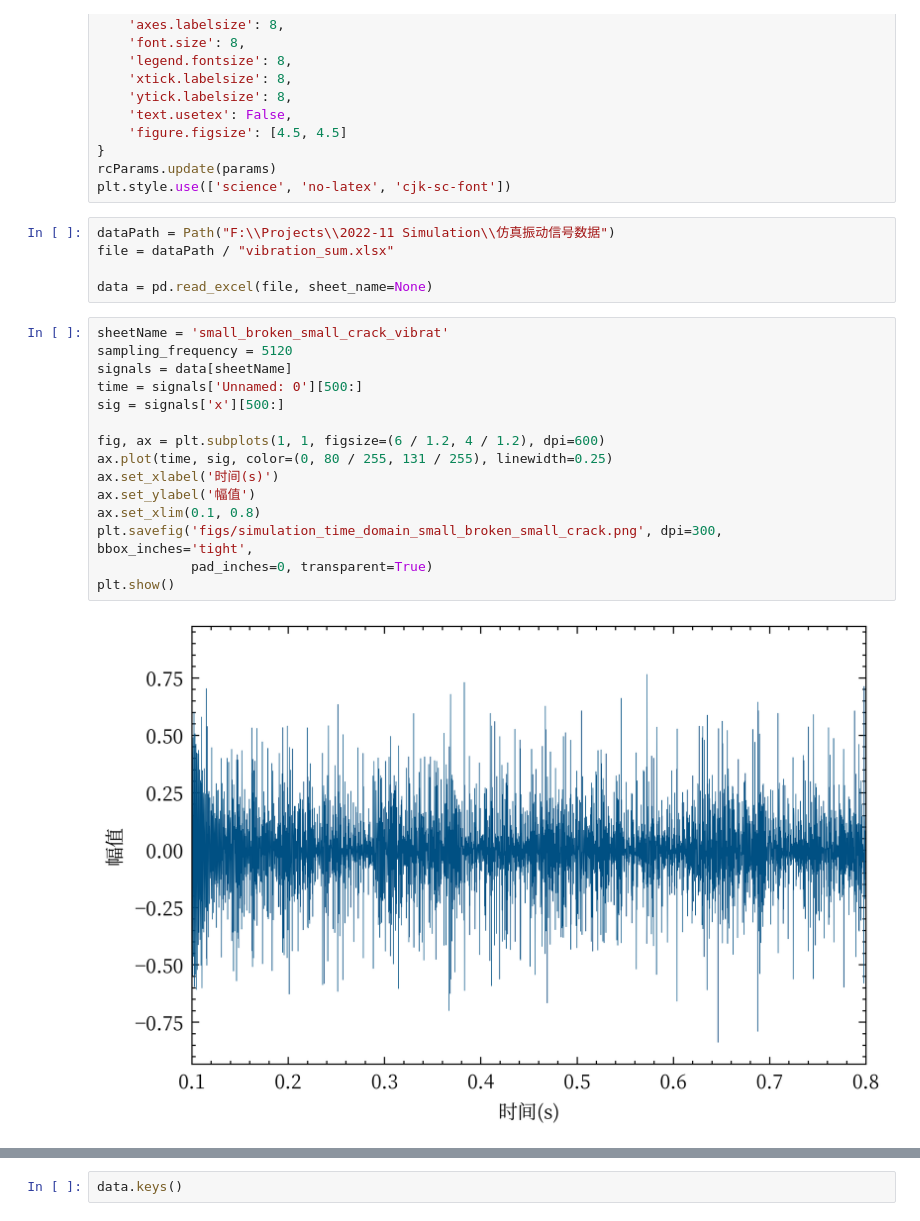
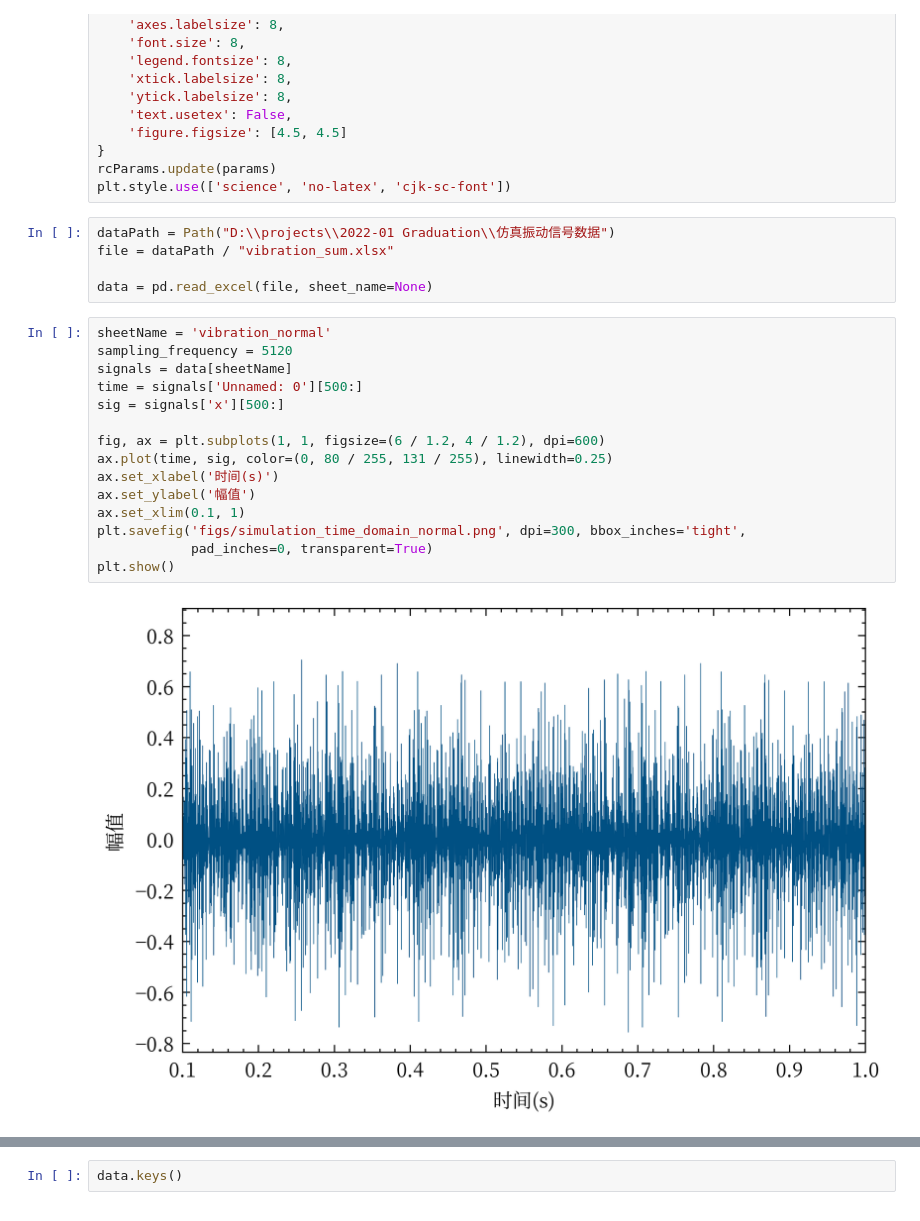
Before and after one commit to bakulaibuji/AdaClust_CompoundFaults, a Jupyter notebook: plot/simulation_analysis.ipynb, the cells around one changed output, grey strips where cells are left out. Drawn from its saved outputs; the diff is of its cells as text.

```diff
--- a/plot/simulation_analysis.ipynb
+++ b/plot/simulation_analysis.ipynb
@@ -70,27 +70,27 @@ params = {
 rcParams.update(params)
 plt.style.use(['science', 'no-latex', 'cjk-sc-font'])
 # %%
-dataPath = Path("F:\\Projects\\2022-11 Simulation\\仿真振动信号数据")
+dataPath = Path("D:\\projects\\2022-01 Graduation\\仿真振动信号数据")
 file = dataPath / "vibration_sum.xlsx"
 
 data = pd.read_excel(file, sheet_name=None)
 # %%
-sheetName = 'small_broken_small_crack_vibrat'
+sheetName = 'vibration_normal'
 sampling_frequency = 5120
 signals = data[sheetName]
 time = signals['Unnamed: 0'][500:]
 sig = signals['x'][500:]
 
 fig, ax = plt.subplots(1, 1, figsize=(6 / 1.2, 4 / 1.2), dpi=600)
 ax.plot(time, sig, color=(0, 80 / 255, 131 / 255), linewidth=0.25)
 ax.set_xlabel('时间(s)')
 ax.set_ylabel('幅值')
-ax.set_xlim(0.1, 0.8)
-plt.savefig('figs/simulation_time_domain_small_broken_small_crack.png', dpi=300, bbox_inches='tight',
+ax.set_xlim(0.1, 1)
+plt.savefig('figs/simulation_time_domain_normal.png', dpi=300, bbox_inches='tight',
             pad_inches=0, transparent=True)
 plt.show()
 # %% [output]
-[figure, old version]
+[figure, new version]
 # %%
 fig, ax = plt.subplots(1, 1, figsize=(6 / 1.2, 4 / 1.2), dpi=600)
 fre, amp = FFT.fft(sig, sampling_frequency)
```
Also changed, not shown: parts of 3 cells of this notebook, 2 other files.
